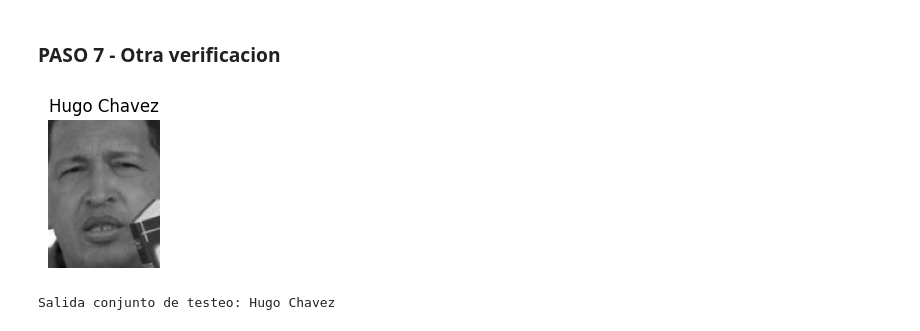
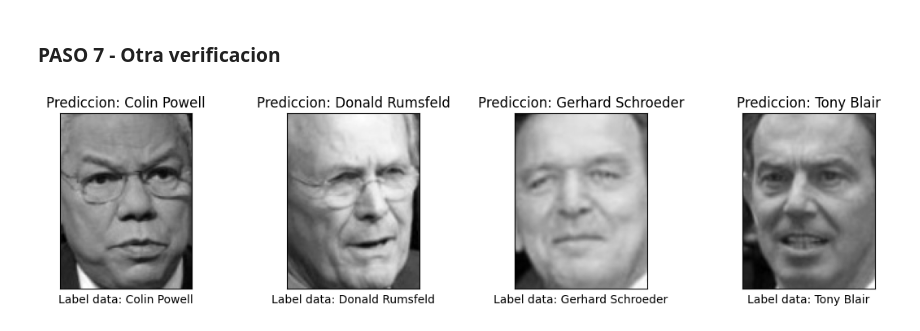
Before and after one commit to keltoi-dev/ejercicios_deep_learning, a Jupyter notebook: ejercicio_final/Fraga_2.ipynb, the cells around one changed output. Saved outputs shown, nothing was run; the diff lists cells and outputs as text; code cells hidden in the pictures.

```diff
--- a/ejercicio_final/Fraga_2.ipynb
+++ b/ejercicio_final/Fraga_2.ipynb
@@ -264,18 +269,16 @@ Matriz de confusion
 # %% [markdown]
 ### PASO 7 - Otra verificacion
-# %%
-num = 77
-images = x_testeo[num]
-labels = target_names[y_prediccion_cm[num]]
-
-f = plt.figure(figsize=(2,2))
-plt.imshow(images, cmap='gray')
-plt.title(labels)
-plt.axis('off')
-plt.tight_layout()
-plt.show()
-
-print(f"Salida conjunto de testeo: {target_names[y_test_cm[num]]}")
-# %% [output]
-[figure, removed]
-Salida conjunto de testeo: Hugo Chavez
+# %%
+num = [36, 63, 83, 101]
+
+plt.figure(figsize=(1.8 * 4, 2.4 * 1))
+plt.subplots_adjust(bottom=0, left=0.01, right=1.5, top=0.90, hspace=0.35)
+for i, j in enumerate(num):
+    plt.subplot(1, 4, i + 1)
+    plt.imshow(x_testeo[j], cmap=plt.cm.gray)
+    plt.title(f"Prediccion: {target_names[y_prediccion_cm[j]]}", size=12)
+    plt.xlabel(f"Label data: {target_names[y_test_cm[j]]}")
+    plt.xticks(())
+    plt.yticks(())
+# %% [output]
+[figure, added]
```
Also changed, not shown: parts of 8 cells of this notebook, 1 other file.
